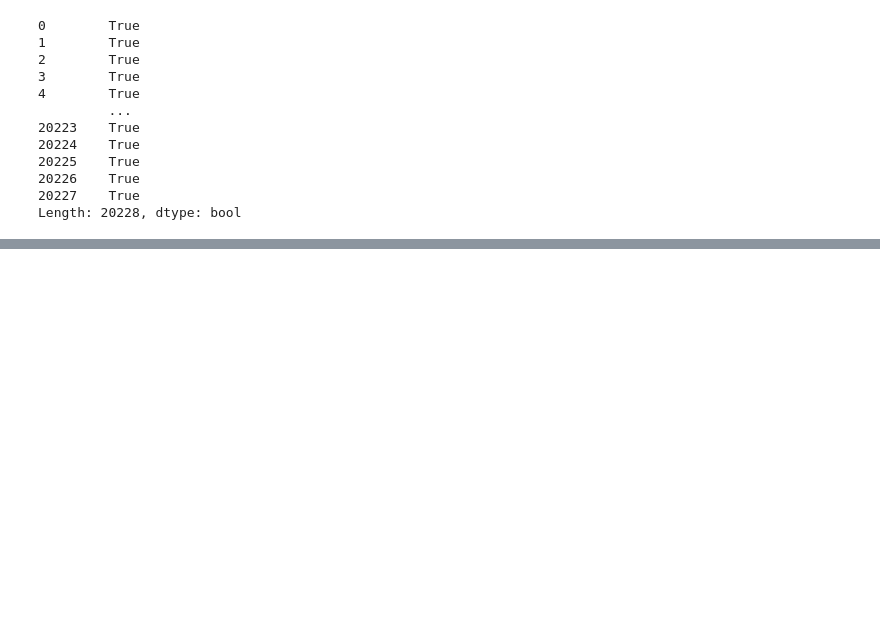
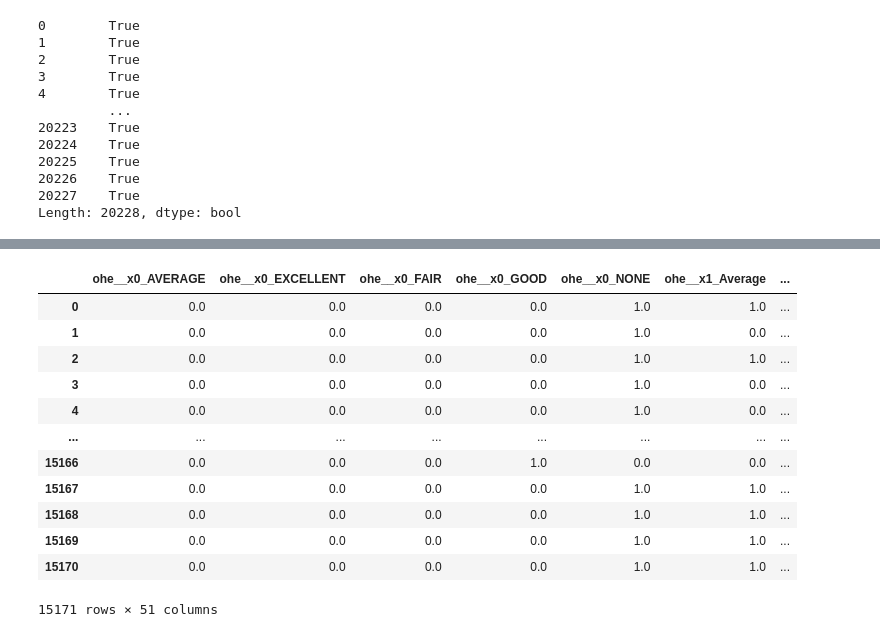
Before and after one commit to aliceagrawal/King-County-House-Sales, a Jupyter notebook: Marshalls Notebook.ipynb, the cells around one changed output, grey strips where cells are left out. Saved outputs shown, nothing was run; the diff lists cells and outputs as text; code cells hidden in the pictures; blank space fills up the shorter version.

```diff
--- a/Marshalls Notebook.ipynb
+++ b/Marshalls Notebook.ipynb
@@ -421,0 +482,9 @@ pd.read_csv('./data/')
+# %%
+X = merged_king_data.drop(columns='price')
+y = merged_king_data['price']
+# %%
+X_train, X_test, y_train, y_test = train_test_split(
+    X, y, test_size=0.25, random_state=42)
+# %%
+cat_cols = [c for c in merged_king_data if merged_king_data[c].dtype == 'O']
+cat_cols
@@ -421,0 +506,11 @@ pd.read_csv('./data/')
+# %%
+encoder = OneHotEncoder(handle_unknown='error',
+                        drop='if_binary',
+                        categories='auto')
+
+ct = ColumnTransformer(transformers=[('ohe', encoder, cat_cols)],
+                       remainder='passthrough')
+
+ct.fit(X_train)
+X_train_enc = ct.transform(X_train)
+X_test_enc = ct.transform(X_test)
@@ -421,0 +527,17 @@ pd.read_csv('./data/')
+# %%
+X_train_enc = pd.DataFrame(X_train_enc.todense(), columns= ct.get_feature_names())
+X_train_enc
+# %% [output]
+|  | ohe__x0_AVERAGE | ohe__x0_EXCELLENT | ohe__x0_FAIR | ohe__x0_GOOD | ohe__x0_NONE | ohe__x1_Average | ... |
+| 0 | 0.0 | 0.0 | 0.0 | 0.0 | 1.0 | 1.0 | ... |
+| 1 | 0.0 | 0.0 | 0.0 | 0.0 | 1.0 | 0.0 | ... |
+| 2 | 0.0 | 0.0 | 0.0 | 0.0 | 1.0 | 1.0 | ... |
+| 3 | 0.0 | 0.0 | 0.0 | 0.0 | 1.0 | 0.0 | ... |
+| 4 | 0.0 | 0.0 | 0.0 | 0.0 | 1.0 | 0.0 | ... |
+| ... | ... | ... | ... | ... | ... | ... | ... |
+| 15166 | 0.0 | 0.0 | 0.0 | 1.0 | 0.0 | 0.0 | ... |
+| 15167 | 0.0 | 0.0 | 0.0 | 0.0 | 1.0 | 1.0 | ... |
+| 15168 | 0.0 | 0.0 | 0.0 | 0.0 | 1.0 | 1.0 | ... |
+| 15169 | 0.0 | 0.0 | 0.0 | 0.0 | 1.0 | 1.0 | ... |
+| 15170 | 0.0 | 0.0 | 0.0 | 0.0 | 1.0 | 1.0 | ... |
+15171 rows × 51 columns
```
Also changed, not shown: parts of 15 cells of this notebook.
